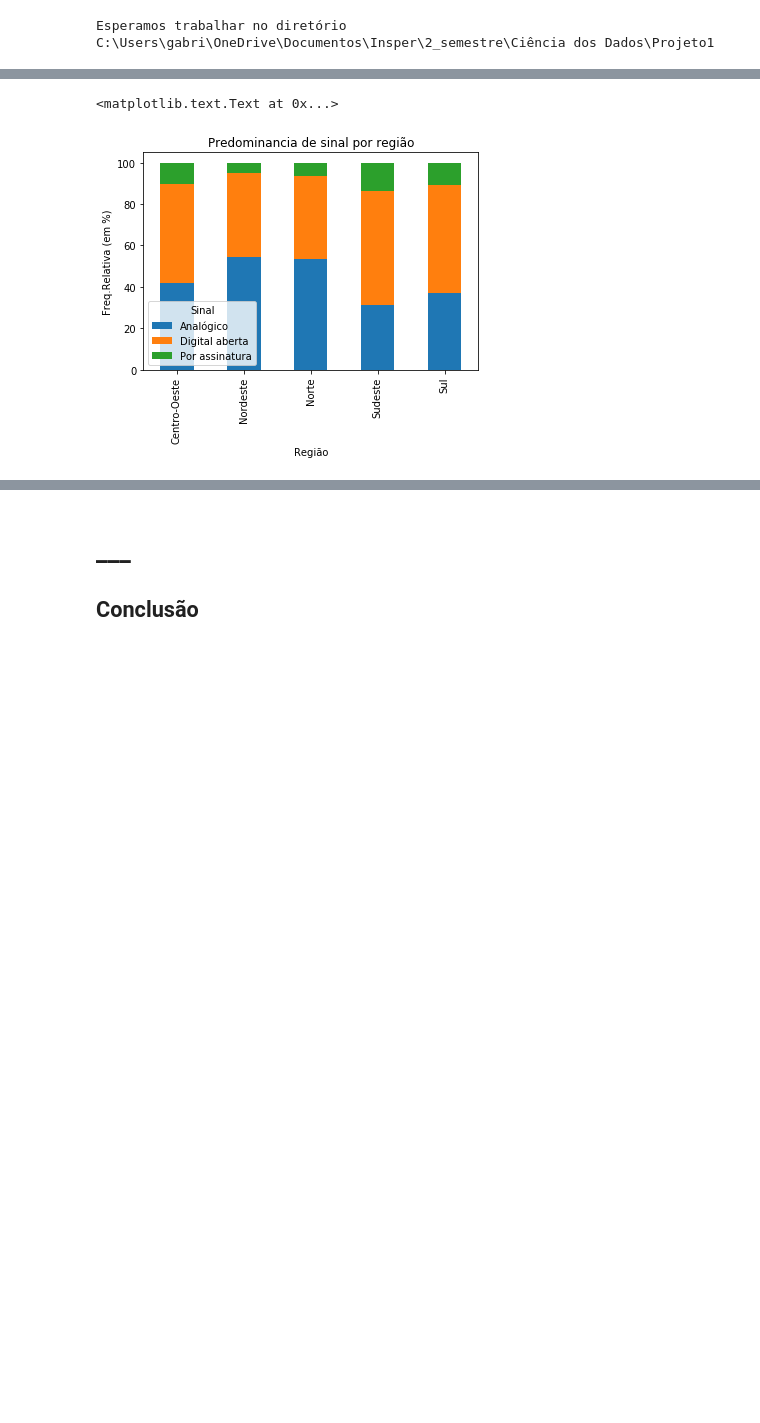
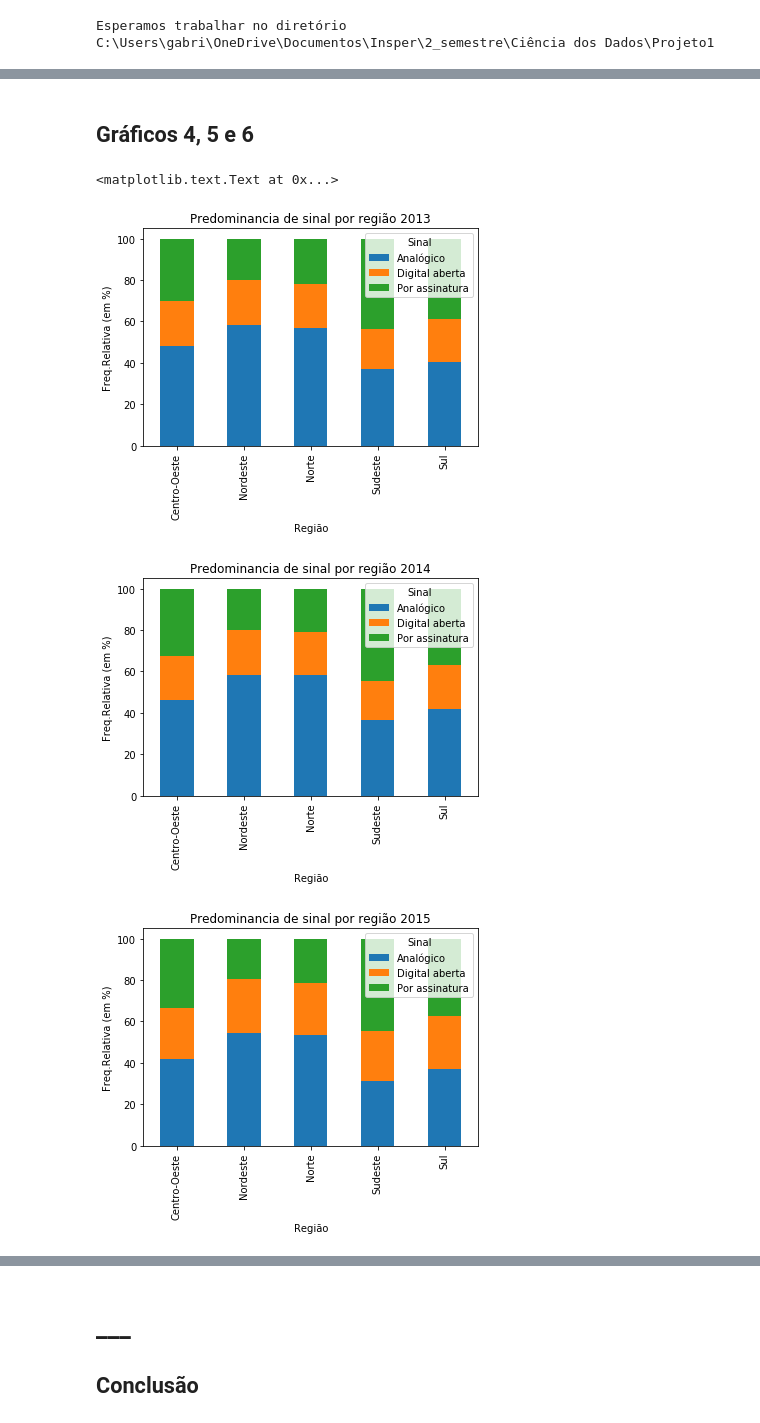
Before and after one commit to gabriellm1/Ci-nciaDosDados, a Jupyter notebook: Projeto1.ipynb, the cells around one changed output, grey strips where cells are left out. Saved outputs shown, nothing was run; the diff lists cells and outputs as text; code cells hidden in the pictures; blank space fills up the shorter version.

```diff
--- a/Projeto1.ipynb
+++ b/Projeto1.ipynb
@@ -140,10 +295,20 @@ plot = fr_sinal.plot(kind='pie',title='Tipo de sinal no Brasil',autopct='%.1f')
-# %%
-
-sinal_regiao = (pd.crosstab(pnad2015['REGIÃO'],pnad2015.Sinal,margins=True,rownames=['Região'], colnames=['Sinal'], normalize='index')*100)
-
-
-plot = sinal_regiao.iloc[0:5,].plot(kind='bar', stacked=True,title='Predominancia de sinal por região')
-plt.ylabel('Freq.Relativa (em %)')
-# %% [output]
-<matplotlib.text.Text at 0x...>
-[figure, removed]
+# %% [markdown]
+## Gráficos 4, 5 e 6
+# %%
+# Gráficos da distribuição do sinal de TV por região
+sinal_regiao2013 = (pd.crosstab(pnad2013['REGIÃO'],pnad2013.Sinal,margins=True,rownames=['Região'], colnames=['Sinal'], normalize='index')*100)
+plot = sinal_regiao2013.iloc[0:5,].plot(kind='bar', stacked=True,title='Predominancia de sinal por região 2013')
+plt.ylabel('Freq.Relativa (em %)')
+
+sinal_regiao2014 = (pd.crosstab(pnad2014['REGIÃO'],pnad2014.Sinal,margins=True,rownames=['Região'], colnames=['Sinal'], normalize='index')*100)
+plot = sinal_regiao2014.iloc[0:5,].plot(kind='bar', stacked=True,title='Predominancia de sinal por região 2014')
+plt.ylabel('Freq.Relativa (em %)')
+
+sinal_regiao2015 = (pd.crosstab(pnad2015['REGIÃO'],pnad2015.Sinal,margins=True,rownames=['Região'], colnames=['Sinal'], normalize='index')*100)
+plot = sinal_regiao2015.iloc[0:5,].plot(kind='bar', stacked=True,title='Predominancia de sinal por região 2015')
+plt.ylabel('Freq.Relativa (em %)')
+# %% [output]
+<matplotlib.text.Text at 0x...>
+[figure, added]
+[figure, added]
+[figure, added]
```
Also changed, not shown: parts of 26 cells of this notebook, 3 other files.
